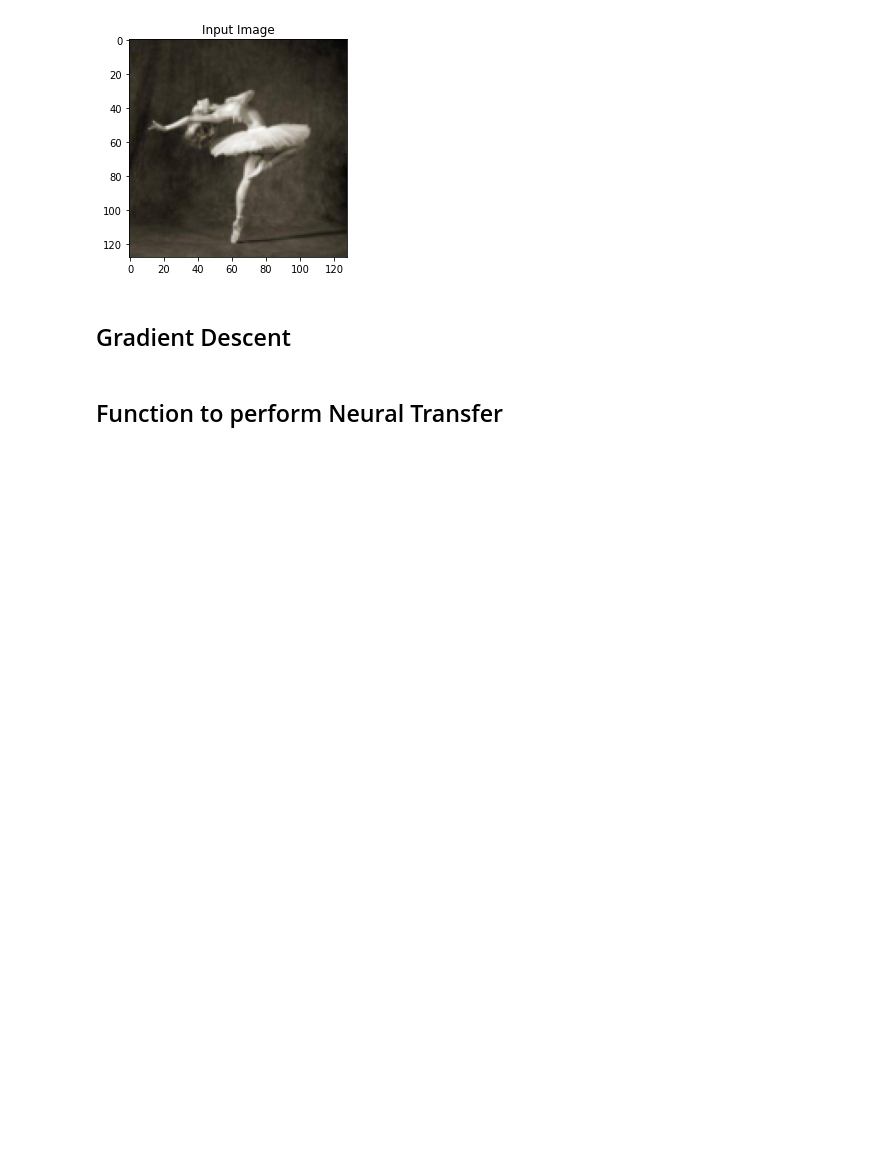
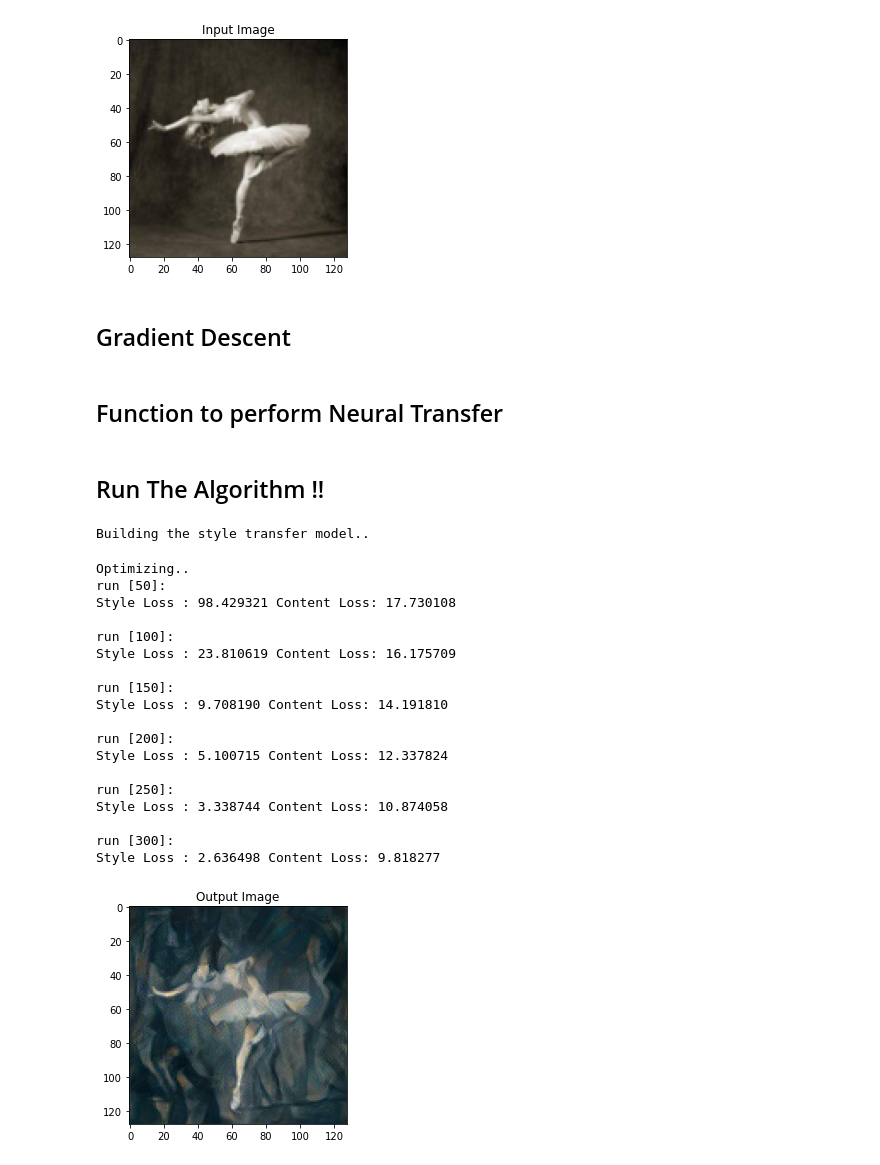
Before and after one commit to P-r-a-s-a-d-18/Neural-style-Tranfer-using-PyTorch, a Jupyter notebook: Neural_Style_Transfer_using_Pytorch.ipynb, the cells around one changed output. Cells and saved outputs as stored; diff of their text form; code cells hidden in the pictures; blank space fills up the shorter version.

Commit message:
Building the style transfer model. Running the algorithm.

```diff
--- a/Neural_Style_Transfer_using_Pytorch.ipynb
+++ b/Neural_Style_Transfer_using_Pytorch.ipynb
@@ -274,3 +274,36 @@ def run_style_transfer(cnn, normalization_mean, normalization_std,
         input_img.clamp_(0, 1)
 
     return input_img
+# %% [markdown]
+## Run The Algorithm !!
+# %%
+output = run_style_transfer(cnn, cnn_normalization_mean, cnn_normalization_std,
+                            content_img, style_img, input_img)
+
+plt.figure()
+imshow(output, title='Output Image')
+
+# sphinx_gallery_thumbnail_number = 4
+plt.ioff()
+plt.show()
+# %% [output]
+Building the style transfer model..
+Optimizing..
+run [50]:
+Style Loss : 98.429321 Content Loss: 17.730108
+
+run [100]:
+Style Loss : 23.810619 Content Loss: 16.175709
+
+run [150]:
+Style Loss : 9.708190 Content Loss: 14.191810
+
+run [200]:
+Style Loss : 5.100715 Content Loss: 12.337824
+
+run [250]:
+Style Loss : 3.338744 Content Loss: 10.874058
+
+run [300]:
+Style Loss : 2.636498 Content Loss: 9.818277
+[figure, added]
```
